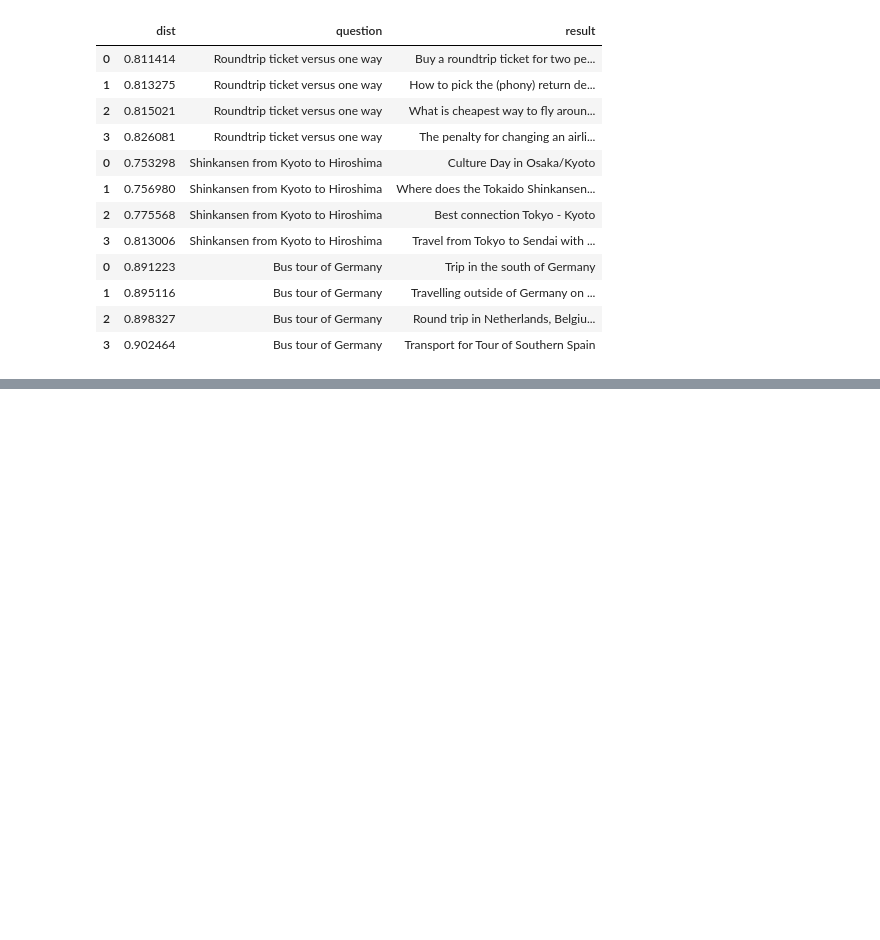
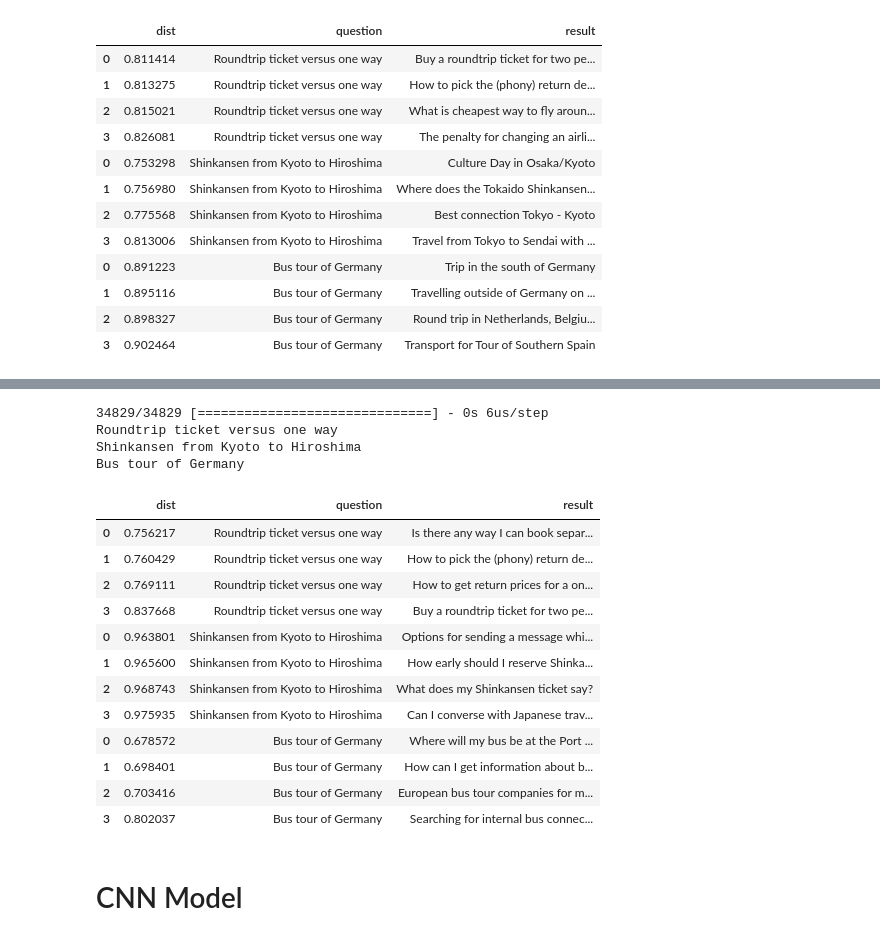
Before and after one commit to GAnagno/Word-Embedding, a Jupyter notebook: Question Matching.ipynb, the cells around one changed output, grey strips where cells are left out. Saved outputs shown, nothing was run; the diff lists cells and outputs as text; code cells hidden in the pictures; blank space fills up the shorter version.

```diff
--- a/Question Matching.ipynb
+++ b/Question Matching.ipynb
@@ -342,0 +345,11 @@ Bus tour of Germany
+# %%
+sum_model_trained, sum_embedding_trained = sum_model(
+    embedding_size=EMBEDDING_SIZE, vocab_size=VOCAB_SIZE,
+    embedding_weights=None,
+    idf_weights=None
+)
+sum_model_trained.fit_generator(
+    data_generator(batch_size=128),
+    epochs=10,
+    steps_per_epoch=1000
+)
@@ -342,0 +375,23 @@ Bus tour of Germany
+# %%
+lookup = EmbeddingWrapper(model=sum_embedding_trained)
+evaluate_sample(lookup)
+# %% [output]
+34829/34829 [==============================] - 0s 6us/step
+Roundtrip ticket versus one way
+Shinkansen from Kyoto to Hiroshima
+Bus tour of Germany
+|  | dist | question | result |
+| 0 | 0.756217 | Roundtrip ticket versus one way | Is there any way I can book separ... |
+| 1 | 0.760429 | Roundtrip ticket versus one way | How to pick the (phony) return de... |
+| 2 | 0.769111 | Roundtrip ticket versus one way | How to get return prices for a on... |
+| 3 | 0.837668 | Roundtrip ticket versus one way | Buy a roundtrip ticket for two pe... |
+| 0 | 0.963801 | Shinkansen from Kyoto to Hiroshima | Options for sending a message whi... |
+| 1 | 0.965600 | Shinkansen from Kyoto to Hiroshima | How early should I reserve Shinka... |
+| 2 | 0.968743 | Shinkansen from Kyoto to Hiroshima | What does my Shinkansen ticket say? |
+| 3 | 0.975935 | Shinkansen from Kyoto to Hiroshima | Can I converse with Japanese trav... |
+| 0 | 0.678572 | Bus tour of Germany | Where will my bus be at the Port ... |
+| 1 | 0.698401 | Bus tour of Germany | How can I get information about b... |
+| 2 | 0.703416 | Bus tour of Germany | European bus tour companies for m... |
+| 3 | 0.802037 | Bus tour of Germany | Searching for internal bus connec... |
+# %% [markdown]
+# CNN Model
```
Also changed, not shown: parts of 6 cells of this notebook.
